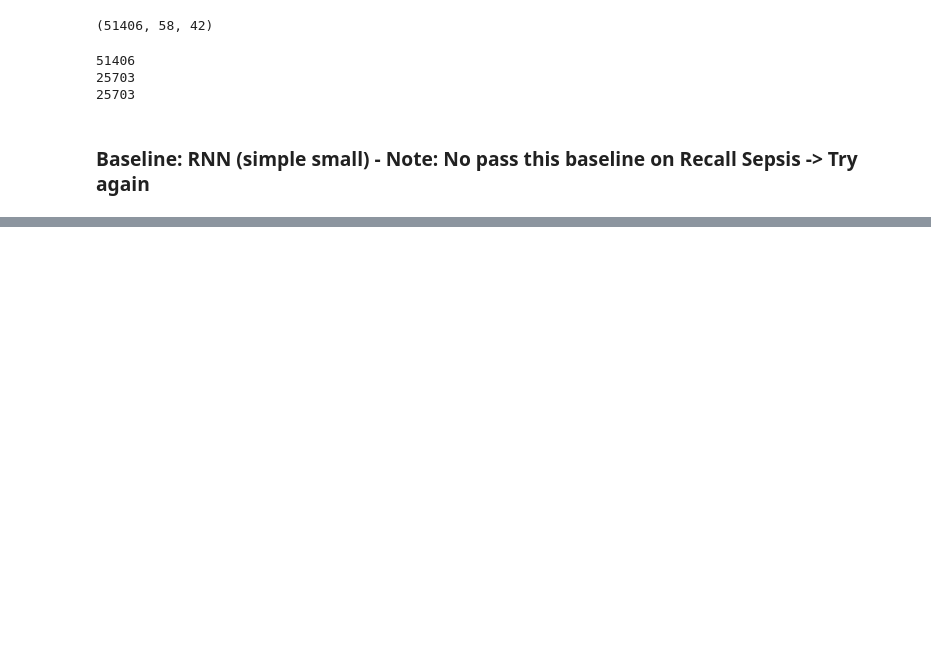
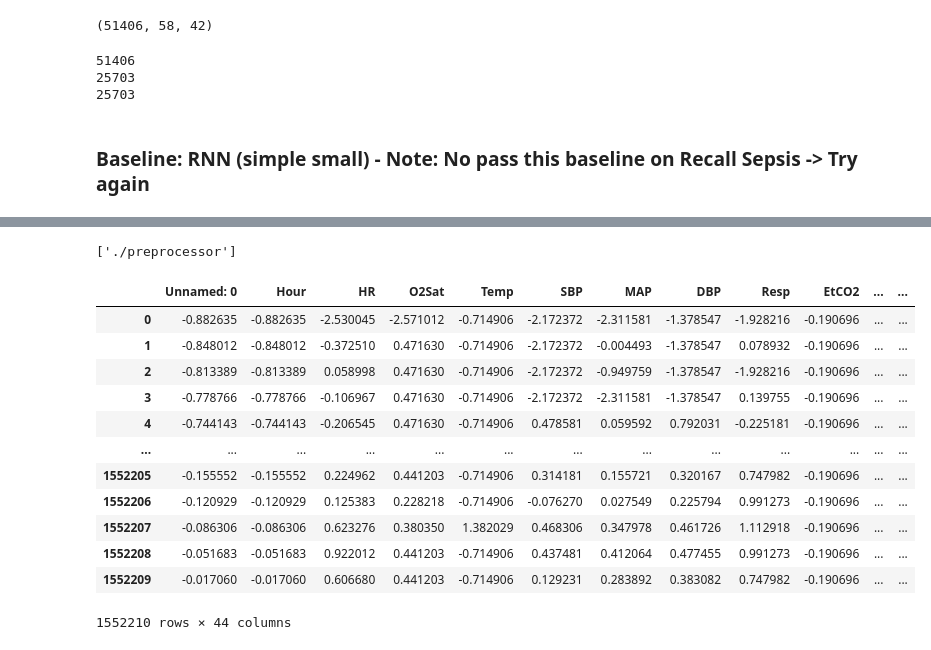
Before and after one commit to LuuMTran/IntroAI---Explainable-ICU-MTS, a Jupyter notebook: train.ipynb, the cells around one changed output, grey strips where cells are left out. Saved outputs shown, nothing was run; the diff lists cells and outputs as text; code cells hidden in the pictures; blank space fills up the shorter version.

```diff
--- a/train.ipynb
+++ b/train.ipynb
@@ -374,3 +371,9 @@ Epoch 10/10
 weighted avg     0.9488    0.9303    0.9380     11586
 
 ROC-AUC: 0.8853
+# %%
+import joblib
+model.save("./baseline_rnn.keras")
+joblib.dump(preprocessor, "./preprocessor")
+# %% [output]
+['./preprocessor']
@@ -376,0 +387,16 @@ ROC-AUC: 0.8853
+# %%
+dataset_reconstruct
+# %% [output]
+|  | Unnamed: 0 | Hour | HR | O2Sat | Temp | SBP | MAP | DBP | Resp | EtCO2 | ... | ... |
+| 0 | -0.882635 | -0.882635 | -2.530045 | -2.571012 | -0.714906 | -2.172372 | -2.311581 | -1.378547 | -1.928216 | -0.190696 | ... | ... |
+| 1 | -0.848012 | -0.848012 | -0.372510 | 0.471630 | -0.714906 | -2.172372 | -0.004493 | -1.378547 | 0.078932 | -0.190696 | ... | ... |
+| 2 | -0.813389 | -0.813389 | 0.058998 | 0.471630 | -0.714906 | -2.172372 | -0.949759 | -1.378547 | -1.928216 | -0.190696 | ... | ... |
+| 3 | -0.778766 | -0.778766 | -0.106967 | 0.471630 | -0.714906 | -2.172372 | -2.311581 | -1.378547 | 0.139755 | -0.190696 | ... | ... |
+| 4 | -0.744143 | -0.744143 | -0.206545 | 0.471630 | -0.714906 | 0.478581 | 0.059592 | 0.792031 | -0.225181 | -0.190696 | ... | ... |
+| ... | ... | ... | ... | ... | ... | ... | ... | ... | ... | ... | ... | ... |
+| 1552205 | -0.155552 | -0.155552 | 0.224962 | 0.441203 | -0.714906 | 0.314181 | 0.155721 | 0.320167 | 0.747982 | -0.190696 | ... | ... |
+| 1552206 | -0.120929 | -0.120929 | 0.125383 | 0.228218 | -0.714906 | -0.076270 | 0.027549 | 0.225794 | 0.991273 | -0.190696 | ... | ... |
+| 1552207 | -0.086306 | -0.086306 | 0.623276 | 0.380350 | 1.382029 | 0.468306 | 0.347978 | 0.461726 | 1.112918 | -0.190696 | ... | ... |
+| 1552208 | -0.051683 | -0.051683 | 0.922012 | 0.441203 | -0.714906 | 0.437481 | 0.412064 | 0.477455 | 0.991273 | -0.190696 | ... | ... |
+| 1552209 | -0.017060 | -0.017060 | 0.606680 | 0.441203 | -0.714906 | 0.129231 | 0.283892 | 0.383082 | 0.747982 | -0.190696 | ... | ... |
+1552210 rows × 44 columns
```
Also changed, not shown: parts of 27 cells of this notebook.
